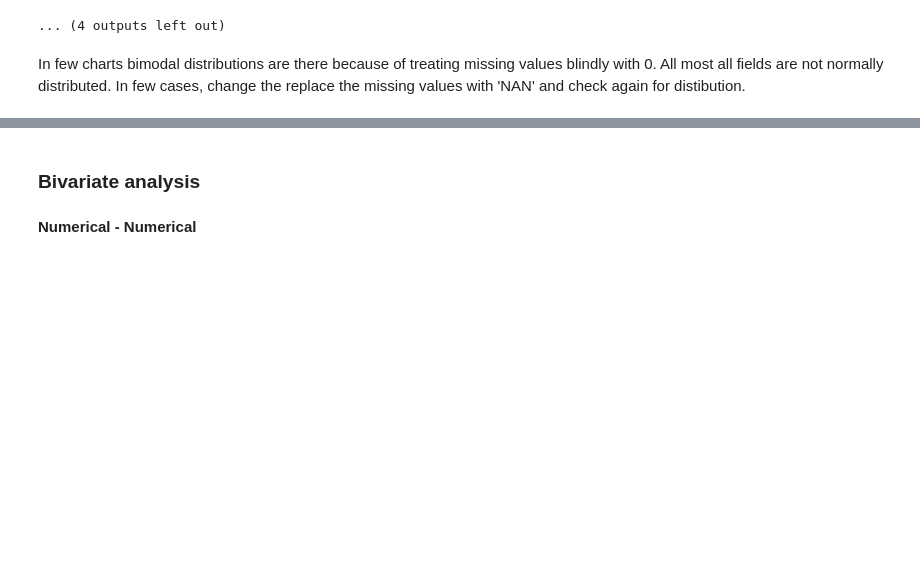
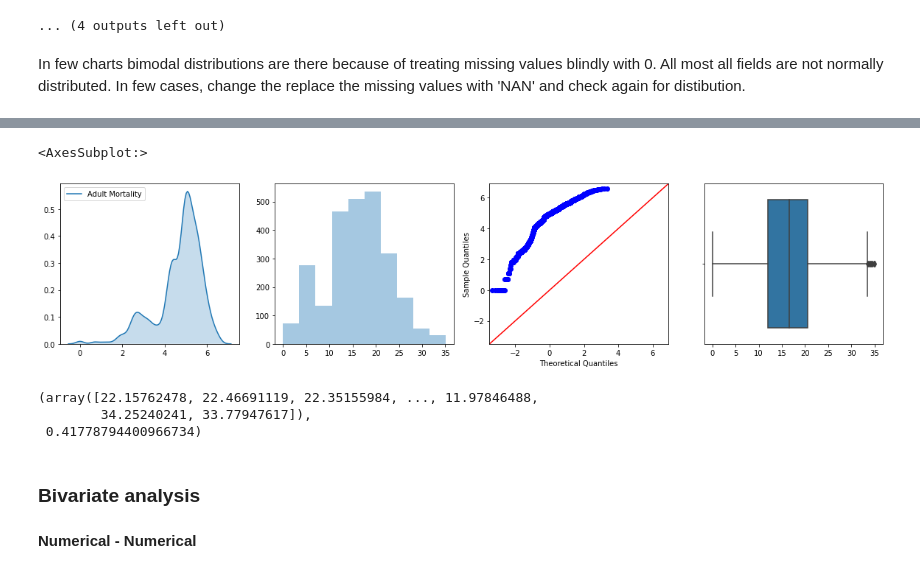
Before and after one commit to Keerthivasan-A/Life-Expectancy-WHO-, a Jupyter notebook: WHO life expectancy -EDA.ipynb, the cells around one changed output, grey strips where cells are left out. Saved outputs shown, nothing was run; the diff lists cells and outputs as text; code cells hidden in the pictures; blank space fills up the shorter version.

```diff
--- a/WHO life expectancy -EDA.ipynb
+++ b/WHO life expectancy -EDA.ipynb
@@ -118,3 +118,14 @@ df.describe()
+# %%
+# Get each country's number of records
+df = df.join(df.groupby(['Country']).agg({'Year': 'count'}),
+             on='Country',
+             rsuffix='_count')
+
+# If the countries are having less than 16 observations eliminate it
+df = df[~(df['Year_count'] < 16)]
+
+# Drop temp column
+df.drop(['Year_count'], axis=1, inplace=True)
 # %% [markdown]
 ### Missing value treatment
 # %% [markdown]
@@ -213,3 +242,22 @@ In few charts bimodal distributions are there because of treating missing values
+# %%
+# Init subplots
+fig, ax = plt.subplots(1, 4, figsize=(20, 4))
+
+# Plots of distribution, histogram, normality test, box plot
+sns.kdeplot(data=np.log(df['Adult Mortality']), shade=True, ax=ax[0])
+sns.distplot(fitted_data, kde=False, bins=10 , ax=ax[1])
+sm.qqplot(np.log(df['Adult Mortality']), line='45', ax=ax[2])
+sns.boxplot(fitted_data, data=df, ax=ax[3])
+# %% [output]
+<AxesSubplot:>
+[figure, added]
+# %%
+fitted_data, fitted_lambda = stats.boxcox(df['Adult Mortality'])
+fitted_data,fitted_lambda
+# %% [output]
+(array([22.15762478, 22.46691119, 22.35155984, ..., 11.97846488,
+        34.25240241, 33.77947617]),
+ 0.41778794400966734)
 # %% [markdown]
 ### Bivariate analysis
 # %% [markdown]
```
Also changed, not shown: parts of 11 cells of this notebook, 4 other files.
